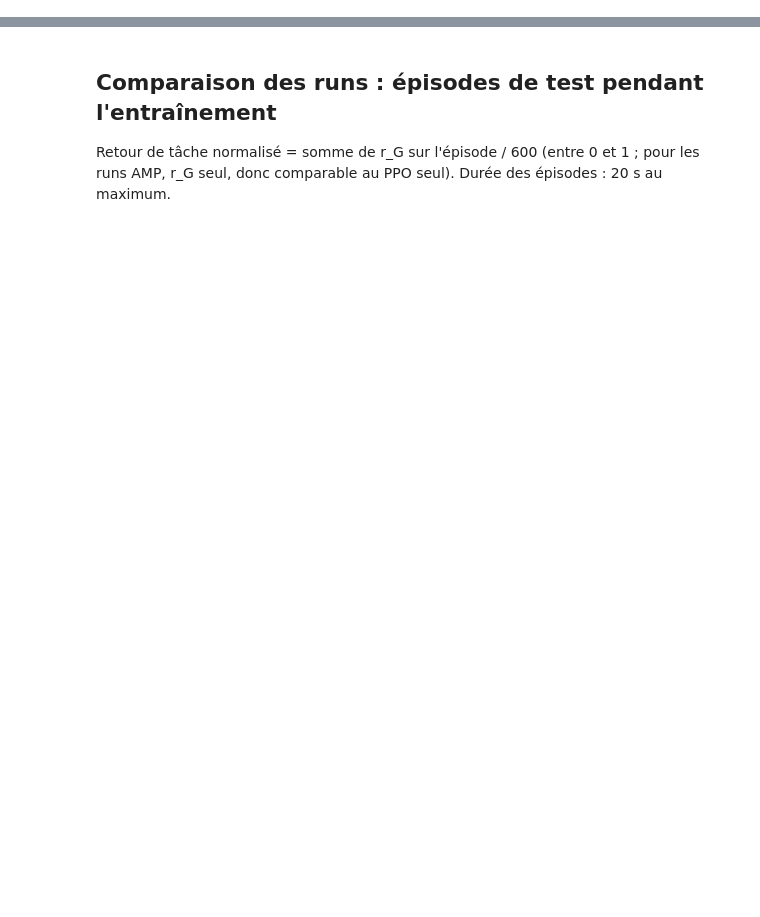
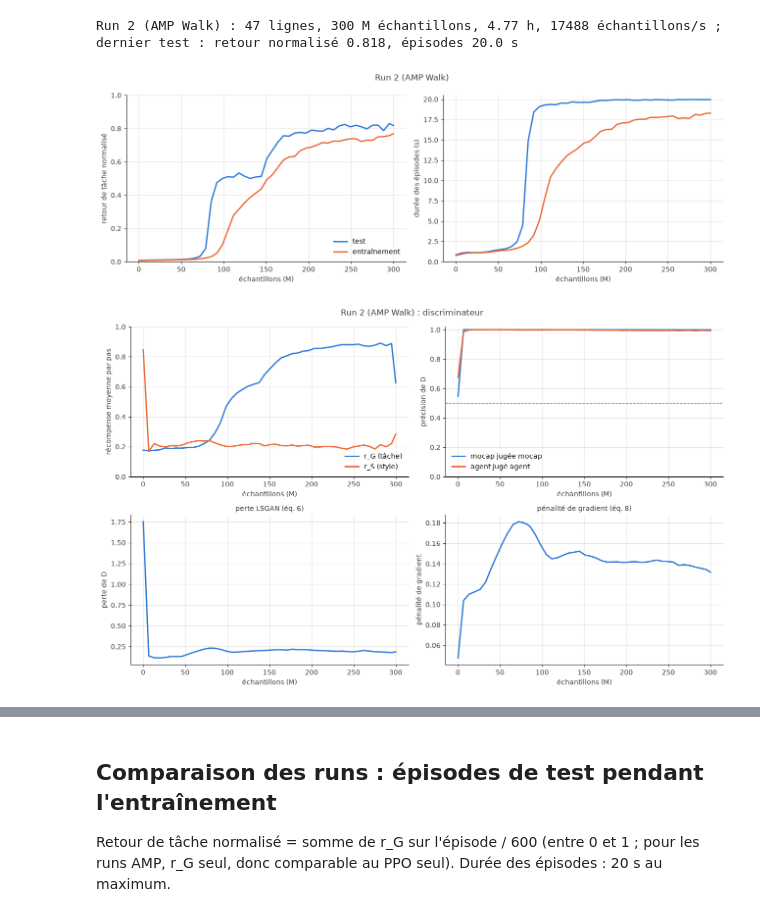
Before and after one commit to AntoineThuillier/mva-robotics-project, a Jupyter notebook: results.ipynb, the cells around one changed output, grey strips where cells are left out. Cells and saved outputs as stored; diff of their text form; code cells hidden in the pictures; blank space fills up the shorter version.

```diff
--- a/results.ipynb
+++ b/results.ipynb
@@ -74,0 +159,6 @@ for (label, run_dir), color in zip(RUNS.items(), COLORS):
+# %%
+logs["run2"] = show_run("run2")
+# %% [output]
+Run 2 (AMP Walk) : 47 lignes, 300 M échantillons, 4.77 h, 17488 échantillons/s ; dernier test : retour normalisé 0.818, épisodes 20.0 s
+[figure, added]
+[figure, added]
```
Also changed, not shown: parts of 18 cells of this notebook, 2 other files.
